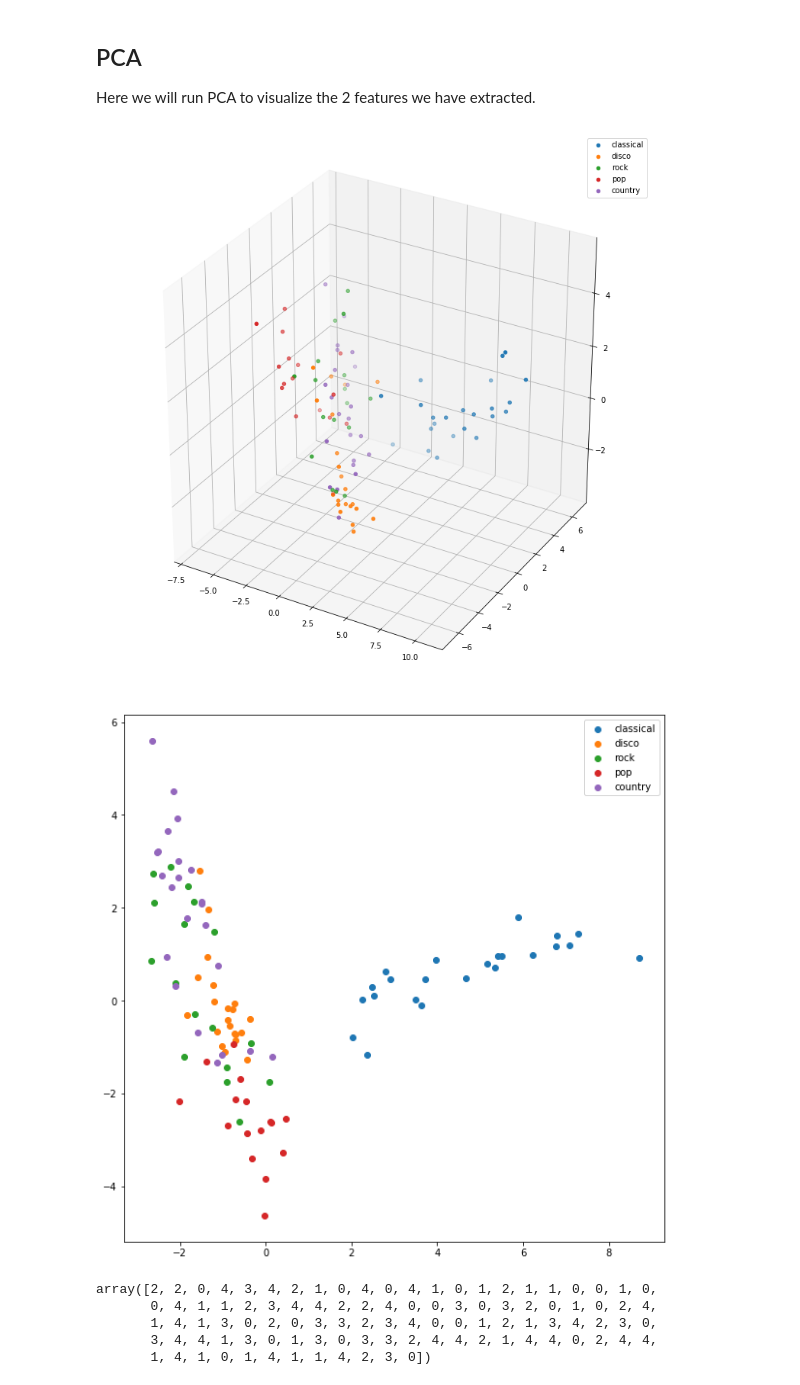
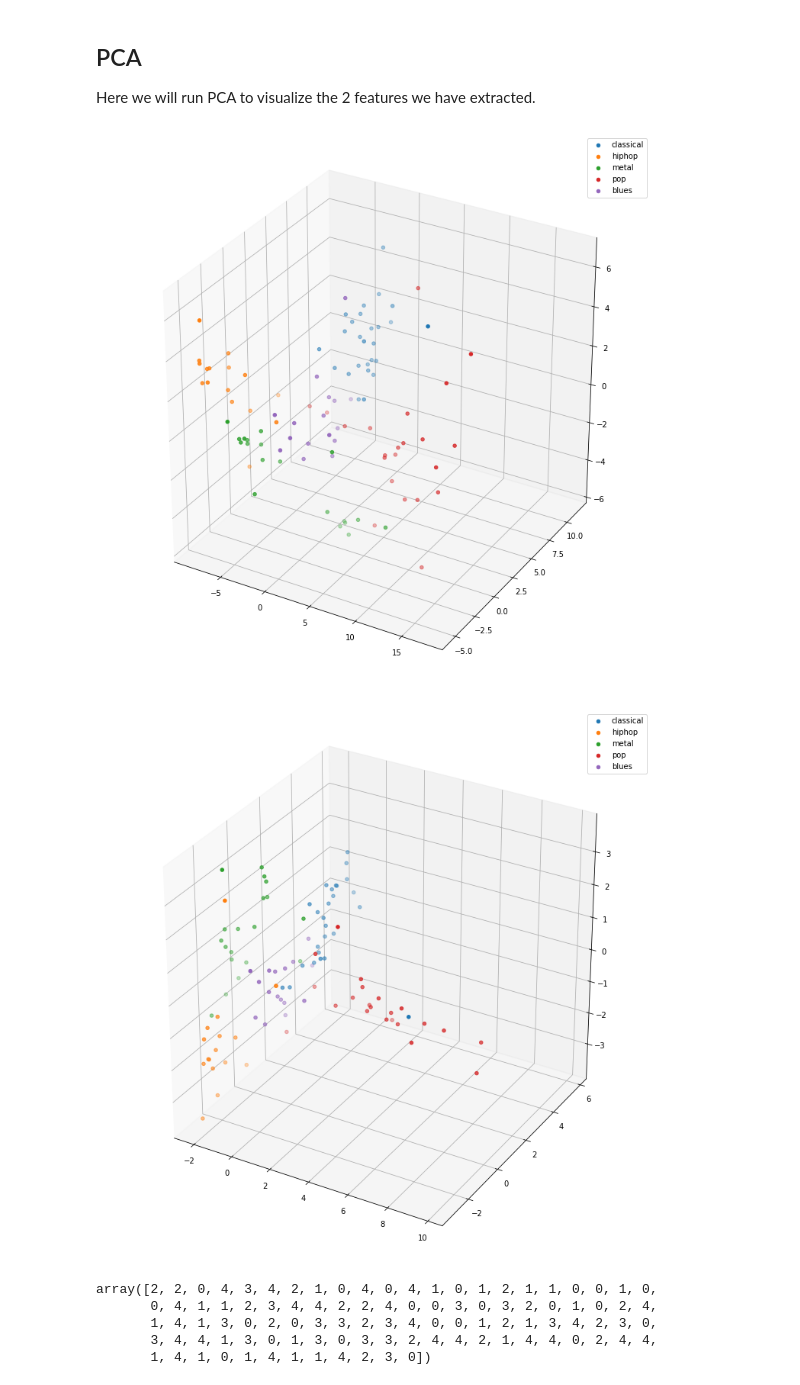
Before and after one commit to LithiumH/CS229-Music-Classification, a Jupyter notebook: Haojun_CNN_au.ipynb, the cells around one changed output. Drawn from its saved outputs; the diff is of its cells as text; code cells hidden in the pictures.

```diff
--- a/Haojun_CNN_au.ipynb
+++ b/Haojun_CNN_au.ipynb
@@ -284,35 +288,39 @@ colors_txt[colors==1] = 'blue'
 colors_txt[colors==2] = 'green'
 colors_txt[colors==3] = 'yellow'
 colors_txt[colors==4] = 'black'
-genres = ['classical', 'disco', 'rock', 'pop', 'country']
+genres = ['classical', 'hiphop', 'metal', 'pop', 'blues']
 fig = plt.figure(figsize=(10, 10))
 ax = Axes3D(fig)
 for i in range(5):
     ax.scatter(test_pca[colors==i, 0].ravel(), test_pca[colors==i,1].ravel(), test_pca[colors==i,2].ravel(),
                 label=genres[i])
 ax.legend()
+plt.savefig('plots/conv_2_pca.png')
 plt.show()
 # %% [output]
-[figure, old version]
+[figure, new version]
 # %%
-pca_conv = decomp.PCA(2)
+pca_conv = decomp.PCA(3)
 pca_conv.fit(conv_1_train)
 test_pca = pca_conv.transform(conv_1_test)
 colors = np.argmax(Y_test, axis=1)
 colors_txt = np.empty(len(colors), dtype=str)
 colors_txt[colors==0] = 'red'
 colors_txt[colors==1] = 'blue'
 colors_txt[colors==2] = 'green'
 colors_txt[colors==3] = 'yellow'
 colors_txt[colors==4] = 'black'
-genres = ['classical', 'disco', 'rock', 'pop', 'country']
-plt.figure(figsize=(10, 10))
+genres = ['classical', 'hiphop', 'metal', 'pop', 'blues']
+fig = plt.figure(figsize=(10, 10))
+ax = Axes3D(fig)
 for i in range(5):
-    plt.scatter(test_pca[colors==i, 0].ravel(), test_pca[colors==i,1].ravel(), label=genres[i])
-plt.legend()
+    ax.scatter(test_pca[colors==i, 0].ravel(), test_pca[colors==i,1].ravel(), test_pca[colors==i,2].ravel(),
+                label=genres[i])
+ax.legend()
+plt.savefig('plots/conv_1_pca.png')
 plt.show()
 # %% [output]
-[figure, old version]
+[figure, new version]
 # %%
 colors
 # %% [output]
```
Also changed, not shown: parts of 3 cells of this notebook, 29 other files.
